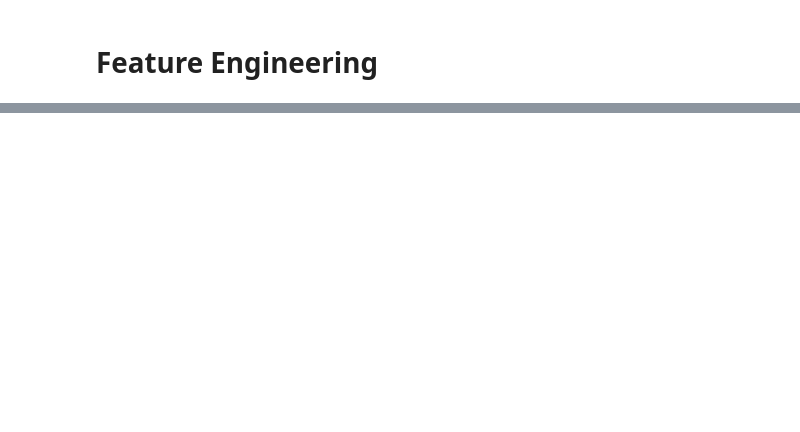
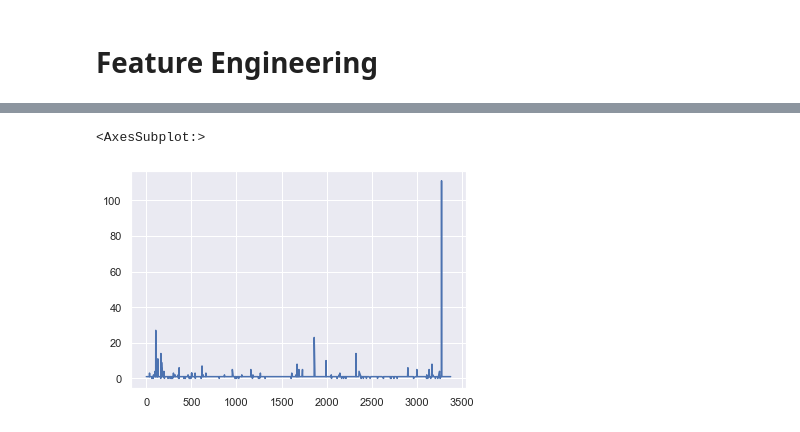
Before and after one commit to ArhurK/P4-Anticipez-les-besoins-en-consommation-de-batiments, a Jupyter notebook: P4.ipynb, the cells around one changed output, grey strips where cells are left out. Cells and saved outputs as stored; diff of their text form; code cells hidden in the pictures; blank space fills up the shorter version.

```diff
--- a/P4.ipynb
+++ b/P4.ipynb
@@ -595,0 +702,5 @@ array(['Hotel', 'Hotel, Parking, Restaurant',
+# %%
+df['NumberofBuildings'].plot()
+# %% [output]
+<AxesSubplot:>
+[figure, added]
```
Also changed, not shown: parts of 13 cells of this notebook.
